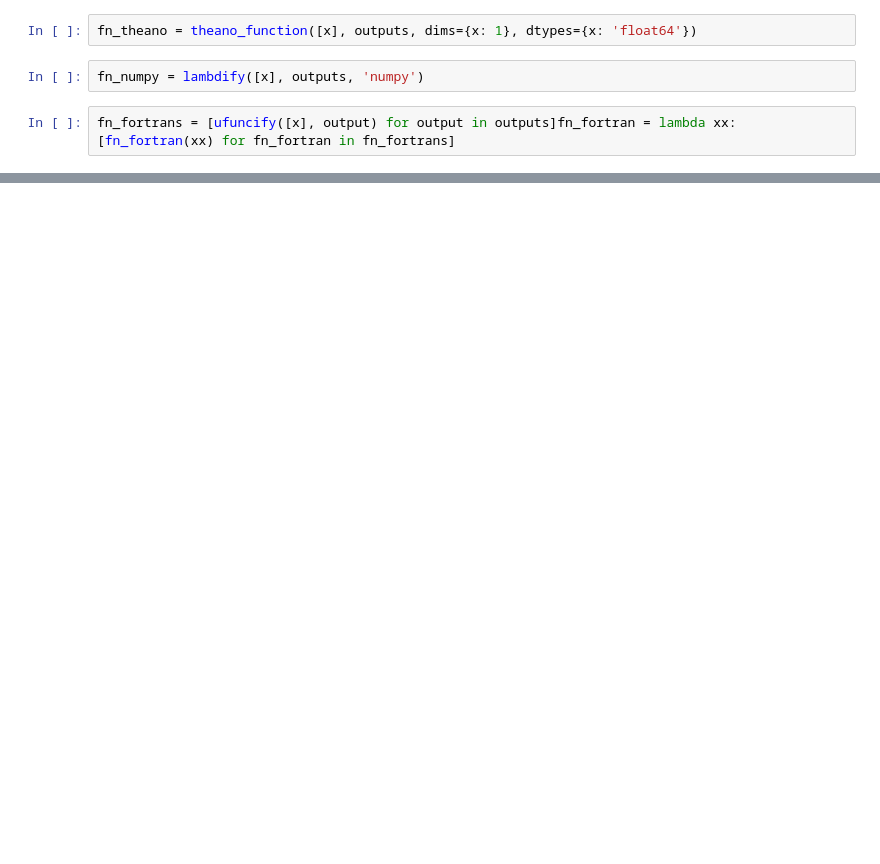
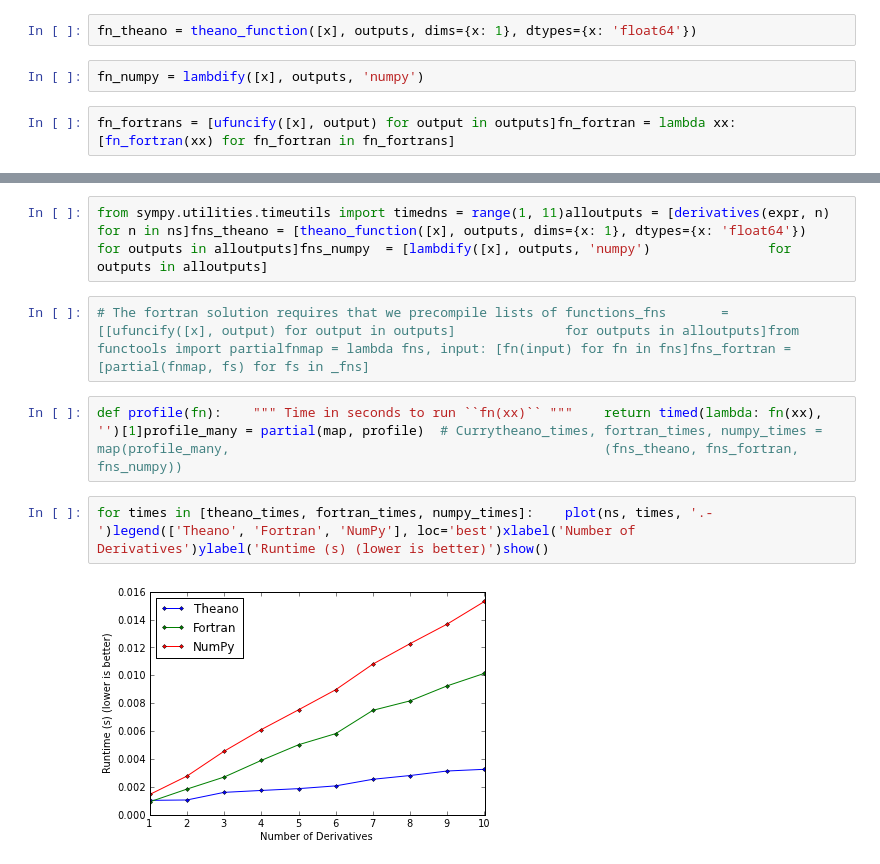
Before and after one commit to mrocklin/blog, a Jupyter notebook: scripts/sympy_theano_printing.ipynb, the cells around one changed output, grey strips where cells are left out. Cells and saved outputs as stored; diff of their text form; blank space fills up the shorter version.

Commit message:
update ipython notebook to sympy-theano

```diff
--- a/scripts/sympy_theano_printing.ipynb
+++ b/scripts/sympy_theano_printing.ipynb
@@ -72,0 +79,10 @@ for y in fn_theano(xx):    plot(xx, y)legend(['$R_{31}$', "$R'_{31}$"])show()
+# %%
+from sympy.utilities.timeutils import timedns = range(1, 11)alloutputs = [derivatives(expr, n) for n in ns]fns_theano = [theano_function([x], outputs, dims={x: 1}, dtypes={x: 'float64'})              for outputs in alloutputs]fns_numpy  = [lambdify([x], outputs, 'numpy')               for outputs in alloutputs]
+# %%
+# The fortran solution requires that we precompile lists of functions_fns       = [[ufuncify([x], output) for output in outputs]              for outputs in alloutputs]from functools import partialfnmap = lambda fns, input: [fn(input) for fn in fns]fns_fortran = [partial(fnmap, fs) for fs in _fns]
+# %%
+def profile(fn):    """ Time in seconds to run ``fn(xx)`` """    return timed(lambda: fn(xx), '')[1]profile_many = partial(map, profile)  # Currytheano_times, fortran_times, numpy_times = map(profile_many,                                                (fns_theano, fns_fortran, fns_numpy))
+# %%
+for times in [theano_times, fortran_times, numpy_times]:    plot(ns, times, '.-')legend(['Theano', 'Fortran', 'NumPy'], loc='best')xlabel('Number of Derivatives')ylabel('Runtime (s) (lower is better)')show()
+# %% [output]
+[figure, added]
```
Also changed, not shown: parts of 10 cells of this notebook.
